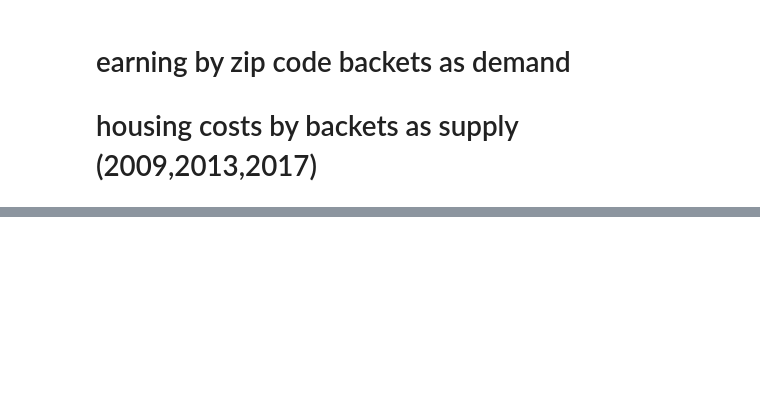
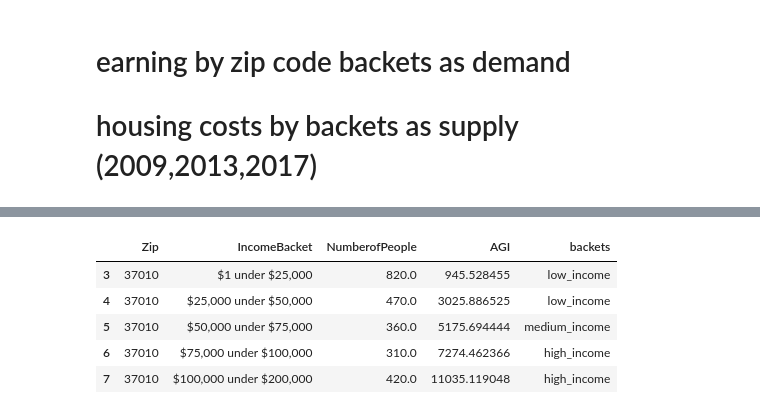
Before and after one commit to asidamo/affordable-housing, a Jupyter notebook: data_question_4.ipynb, the cells around one changed output, grey strips where cells are left out. Drawn from its saved outputs; the diff is of its cells as text; code cells hidden in the pictures; blank space fills up the shorter version.

```diff
--- a/data_question_4.ipynb
+++ b/data_question_4.ipynb
@@ -711,0 +797,31 @@ income_by_zip_2009.head()
+# %%
+AMI_17=68000/12
+
+AMI_09=64900/12
+AMI_13=62300/12
+
+income_cat_1_17=0.30* AMI_17
+income_cat_2_17=0.60*AMI_17
+income_cat_3_17=0.80*AMI_17
+income_cat_4_17=1.20*AMI_17
+
+income_cat_1_13=0.30* AMI_13
+income_cat_2_13=0.60*AMI_13
+income_cat_3_13=0.80*AMI_13
+income_cat_4_13=1.20*AMI_13
+
+income_cat_1_09=0.30* AMI_09
+income_cat_2_09=0.60*AMI_09
+income_cat_3_09=0.80*AMI_09
+income_cat_4_09=1.20*AMI_09
+# %%
+
+# create income backets for 2017
+
+def backet_2017_income(x):
+    if x<=income_cat_2_17:
+        return 'low_income'
+    elif x<=income_cat_4_17:
+         return 'medium_income'
+    else:
+        return 'high_income'
@@ -711,0 +848,15 @@ income_by_zip_2009.head()
+# %%
+# sf2013['backets']=sf2013.Monthly_Housing_Spending.apply(backet_2013)
+
+income_by_zip_2009['backets']=income_by_zip_2009.AGI.apply(backet_2009_income)
+
+income_by_zip_2017['backets']=income_by_zip_2017.AGI.apply(backet_2017_income)
+# %%
+income_by_zip_2017.head()
+# %% [output]
+|  | Zip | IncomeBacket | NumberofPeople | AGI | backets |
+| 3 | 37010 | $1 under $25,000 | 820.0 | 945.528455 | low_income |
+| 4 | 37010 | $25,000 under $50,000 | 470.0 | 3025.886525 | low_income |
+| 5 | 37010 | $50,000 under $75,000 | 360.0 | 5175.694444 | medium_income |
+| 6 | 37010 | $75,000 under $100,000 | 310.0 | 7274.462366 | high_income |
+| 7 | 37010 | $100,000 under $200,000 | 420.0 | 11035.119048 | high_income |
```
Also changed, not shown: parts of 37 cells of this notebook.
